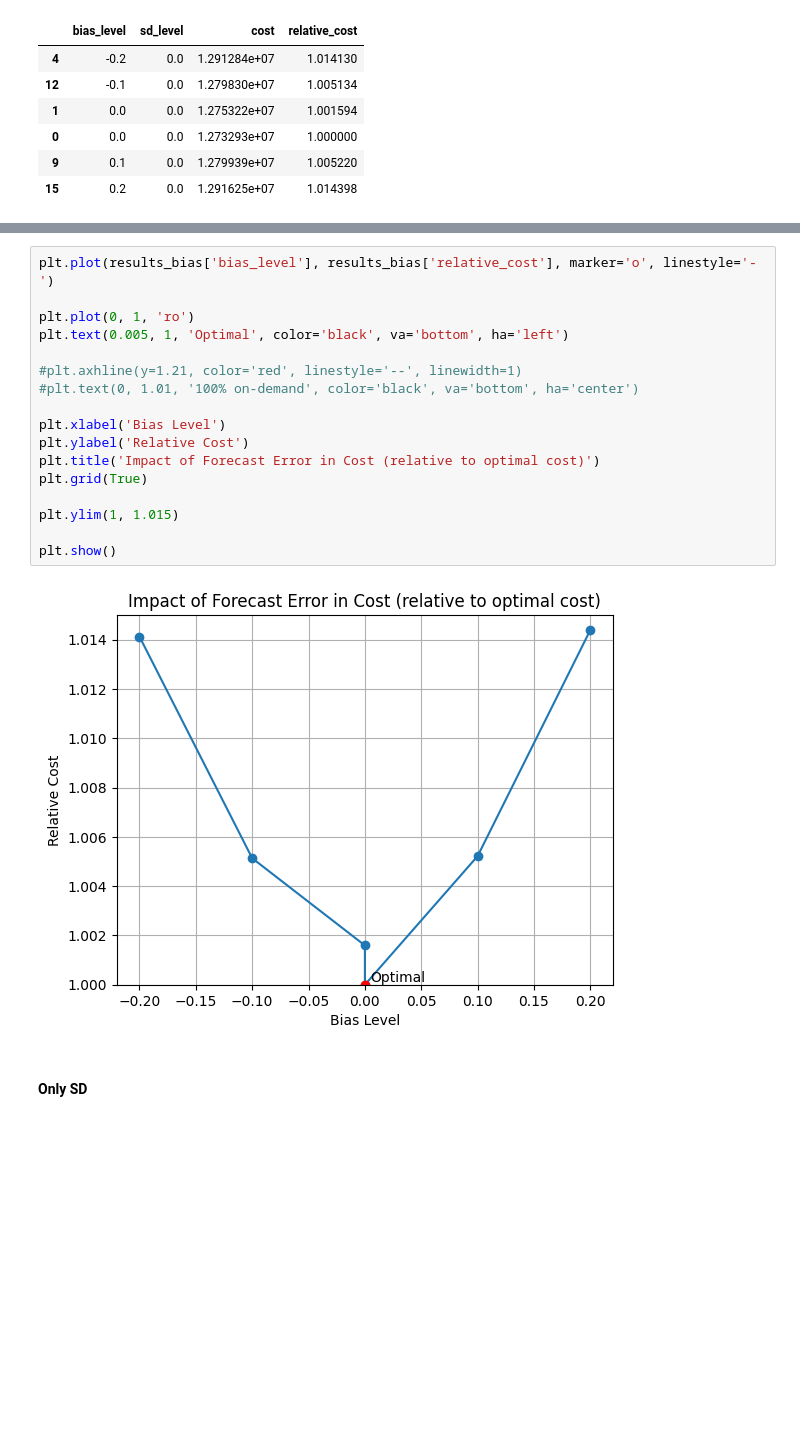
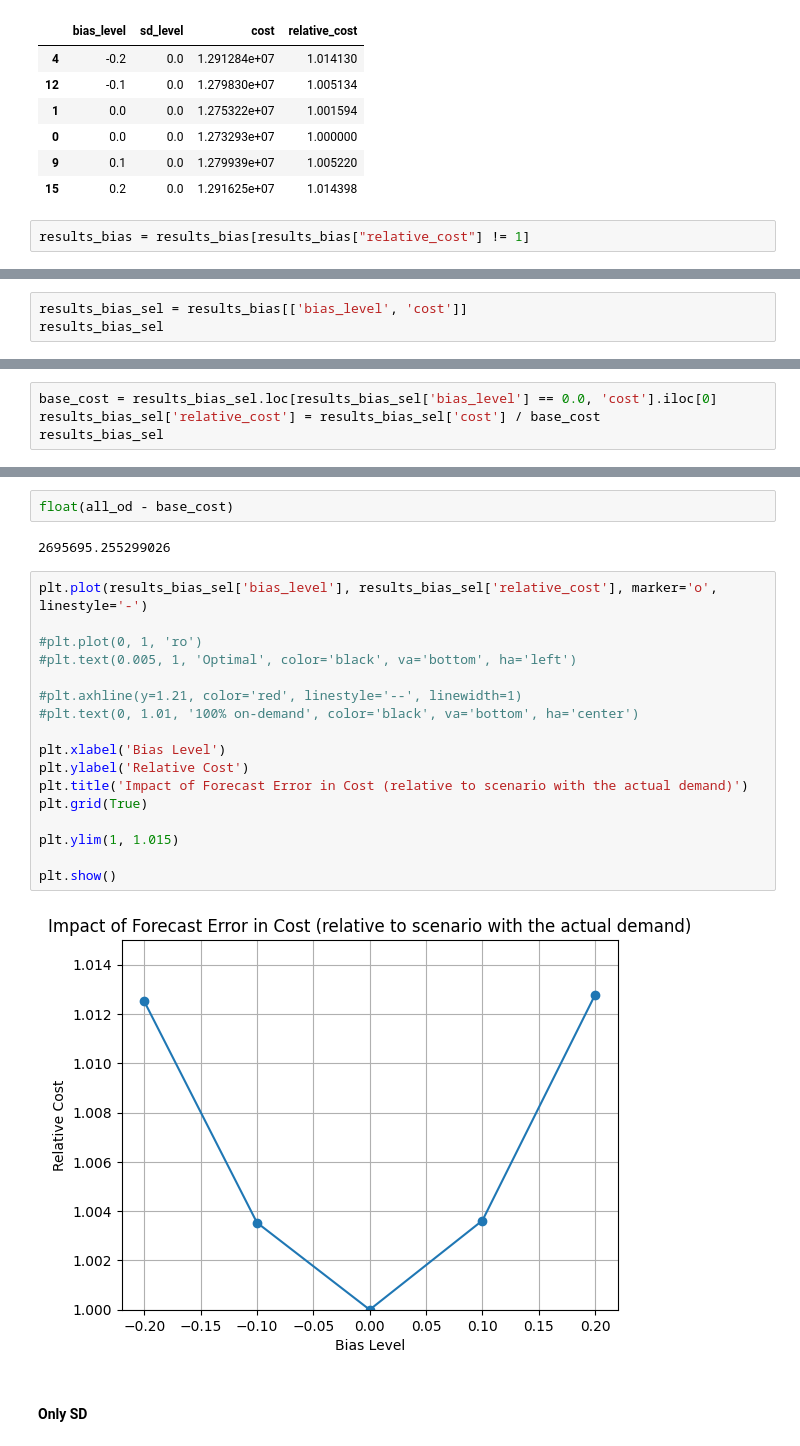
Before and after one commit to ufcg-lsd/forecast_error_cap_planning, a Jupyter notebook: src/result_analysis/plots.ipynb, the cells around one changed output, grey strips where cells are left out. Cells and saved outputs as stored; diff of their text form; blank space fills up the shorter version.

Commit message:
add: more plots for the results

```diff
--- a/src/result_analysis/plots.ipynb
+++ b/src/result_analysis/plots.ipynb
@@ -50,3 +50,5 @@ results_bias
 | 0 | 0.0 | 0.0 | 1.273293e+07 | 1.000000 |
 | 9 | 0.1 | 0.0 | 1.279939e+07 | 1.005220 |
 | 15 | 0.2 | 0.0 | 1.291625e+07 | 1.014398 |
+# %%
+results_bias = results_bias[results_bias["relative_cost"] != 1]
@@ -52,0 +64,3 @@ results_bias
+# %%
+results_bias_sel = results_bias[['bias_level', 'cost']]
+results_bias_sel
@@ -52,0 +74,4 @@ results_bias
+# %%
+base_cost = results_bias_sel.loc[results_bias_sel['bias_level'] == 0.0, 'cost'].iloc[0]
+results_bias_sel['relative_cost'] = results_bias_sel['cost'] / base_cost
+results_bias_sel
@@ -53,22 +94,26 @@ results_bias
+# %%
+float(all_od - base_cost)
+# %% [output]
+2695695.255299026
 # %%
-plt.plot(results_bias['bias_level'], results_bias['relative_cost'], marker='o', linestyle='-')
+plt.plot(results_bias_sel['bias_level'], results_bias_sel['relative_cost'], marker='o', linestyle='-')
 
-plt.plot(0, 1, 'ro')
-plt.text(0.005, 1, 'Optimal', color='black', va='bottom', ha='left')
+#plt.plot(0, 1, 'ro')
+#plt.text(0.005, 1, 'Optimal', color='black', va='bottom', ha='left')
 
 #plt.axhline(y=1.21, color='red', linestyle='--', linewidth=1)
 #plt.text(0, 1.01, '100% on-demand', color='black', va='bottom', ha='center')
 
 plt.xlabel('Bias Level')
 plt.ylabel('Relative Cost')
-plt.title('Impact of Forecast Error in Cost (relative to optimal cost)')
+plt.title('Impact of Forecast Error in Cost (relative to scenario with the actual demand)')
 plt.grid(True)
 
 plt.ylim(1, 1.015)
 
 plt.show()
 # %% [output]
-[figure, old version]
+[figure, new version]
 # %% [markdown]
 #### Only SD
 # %%
```
Also changed, not shown: parts of 43 cells of this notebook.
